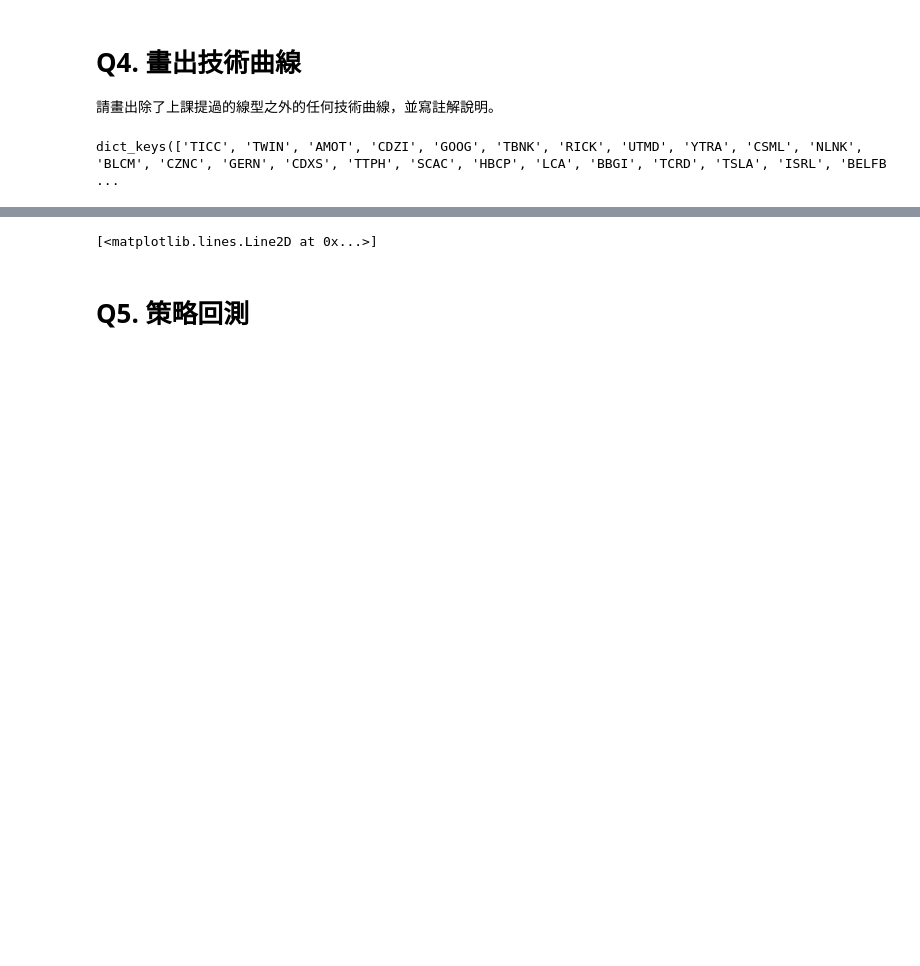
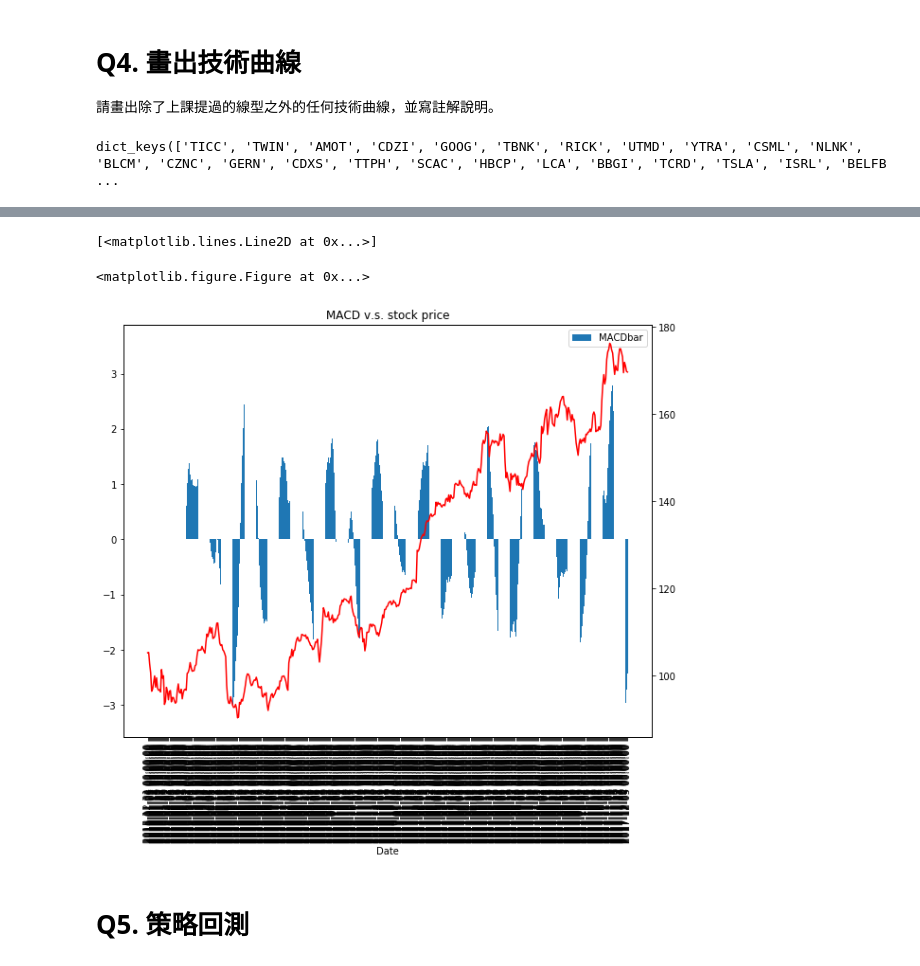
Before and after one commit to dimplelin/2017FM617, a Jupyter notebook: midterm/Midterm.ipynb, the cells around one changed output, grey strips where cells are left out. Saved outputs shown, nothing was run; the diff lists cells and outputs as text; code cells hidden in the pictures; blank space fills up the shorter version.

```diff
--- a/midterm/Midterm.ipynb
+++ b/midterm/Midterm.ipynb
@@ -136,13 +138,15 @@ plt.legend(loc='best')
 # %%
 #試著把MACD與股價放在同一張圖做比較
 #當MACD由負轉正即為買進時機，此後一段時間股價應該會上漲；反之則會下跌。
 #由下圖可粗略判斷
 fig = plt.figure()
-ax = df1[['MACDbar']].plot(kind='bar',figsize = (12,10),legend='best',title='MACD v.s. stock price')
+ax = df1[['MACDbar']].plot(kind='bar',figsize = (10,8),legend='best',title='MACD v.s. stock price')
 ax2 = ax.twinx()
 ax2.plot(df1[['Close']].values,color='r')
 # %% [output]
 [<matplotlib.lines.Line2D at 0x...>]
+<matplotlib.figure.Figure at 0x...>
+[figure, added]
 # %% [markdown]
 # Q5. 策略回測
 # %%
```
Also changed, not shown: parts of 3 cells of this notebook.
